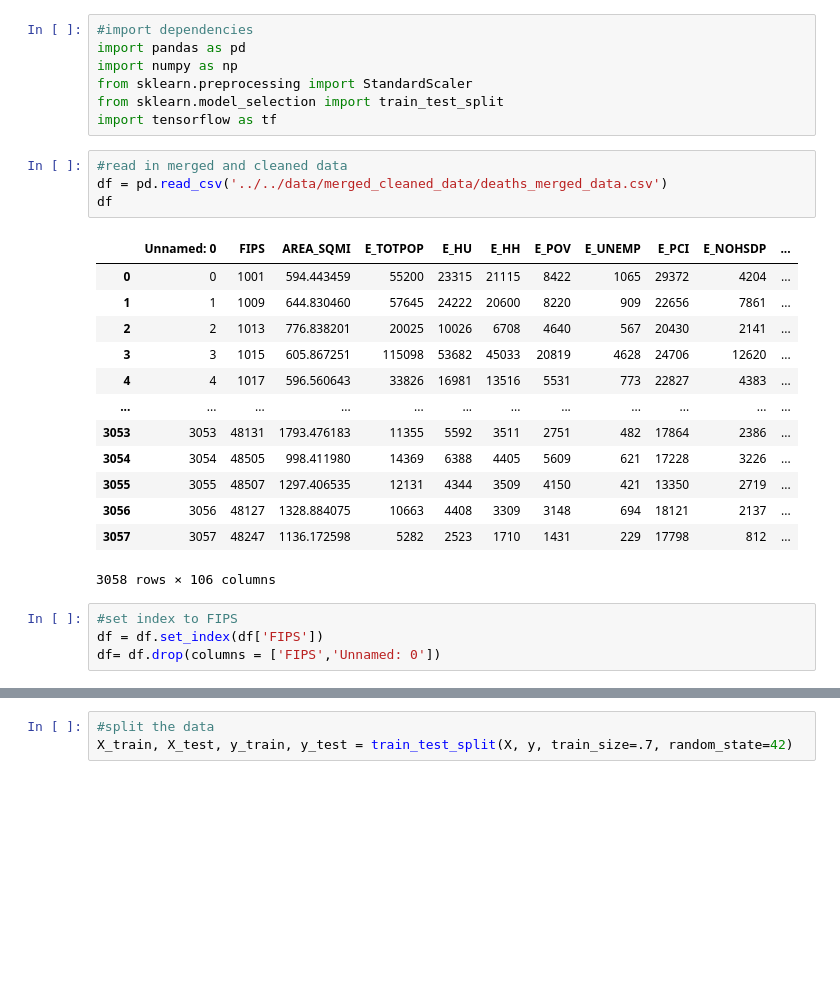
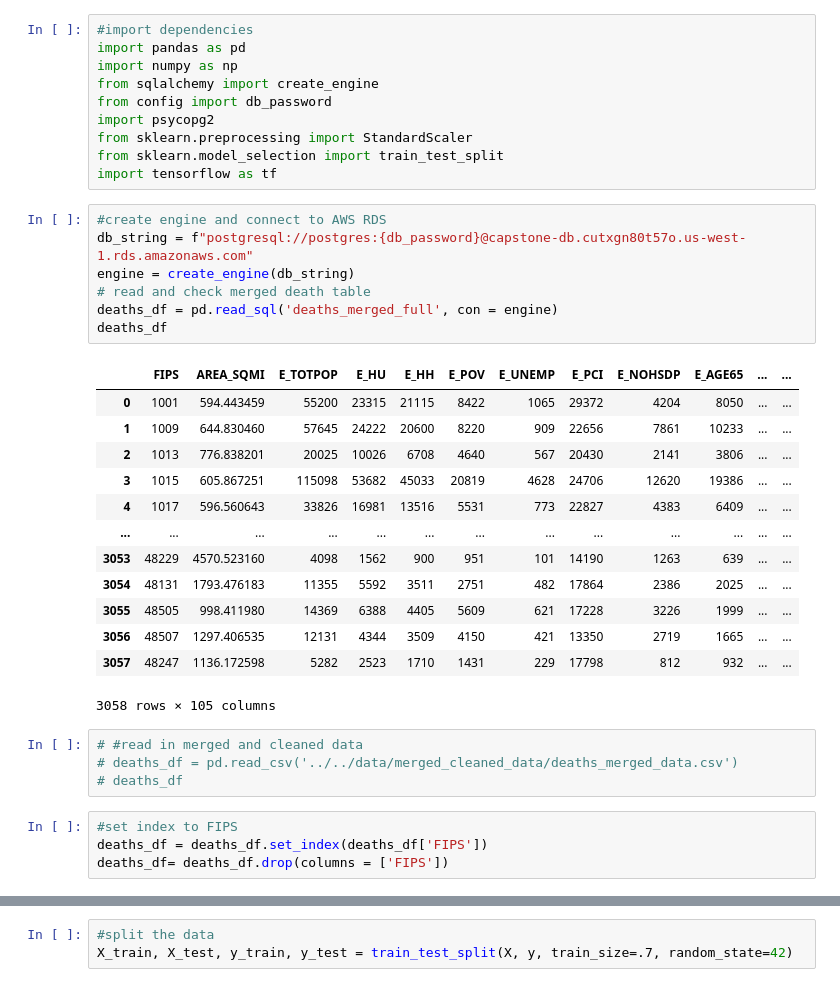
Before and after one commit to sdguerrette/capstone_project, a Jupyter notebook: code/ML_models/classifiers/NN_deaths_class_exploration.ipynb, the cells around one changed output, grey strips where cells are left out. Drawn from its saved outputs; the diff is of its cells as text; blank space fills up the shorter version.

```diff
--- a/code/ML_models/ML_deaths_class_exploration.ipynb
+++ b/code/ML_models/classifiers/NN_deaths_class_exploration.ipynb
@@ -2,30 +2,40 @@
 #import dependencies
 import pandas as pd
 import numpy as np
+from sqlalchemy import create_engine
+from config import db_password
+import psycopg2
 from sklearn.preprocessing import StandardScaler
 from sklearn.model_selection import train_test_split
 import tensorflow as tf
+# %%
+#create engine and connect to AWS RDS
+db_string = f"postgresql://postgres:{db_password}@capstone-db.cutxgn80t57o.us-west-1.rds.amazonaws.com"
+engine = create_engine(db_string)
+# read and check merged death table
+deaths_df = pd.read_sql('deaths_merged_full', con = engine)
+deaths_df
+# %% [output]
+|  | FIPS | AREA_SQMI | E_TOTPOP | E_HU | E_HH | E_POV | E_UNEMP | E_PCI | E_NOHSDP | E_AGE65 | ... | ... |
+| 0 | 1001 | 594.443459 | 55200 | 23315 | 21115 | 8422 | 1065 | 29372 | 4204 | 8050 | ... | ... |
+| 1 | 1009 | 644.830460 | 57645 | 24222 | 20600 | 8220 | 909 | 22656 | 7861 | 10233 | ... | ... |
+| 2 | 1013 | 776.838201 | 20025 | 10026 | 6708 | 4640 | 567 | 20430 | 2141 | 3806 | ... | ... |
+| 3 | 1015 | 605.867251 | 115098 | 53682 | 45033 | 20819 | 4628 | 24706 | 12620 | 19386 | ... | ... |
+| 4 | 1017 | 596.560643 | 33826 | 16981 | 13516 | 5531 | 773 | 22827 | 4383 | 6409 | ... | ... |
+| ... | ... | ... | ... | ... | ... | ... | ... | ... | ... | ... | ... | ... |
+| 3053 | 48229 | 4570.523160 | 4098 | 1562 | 900 | 951 | 101 | 14190 | 1263 | 639 | ... | ... |
+| 3054 | 48131 | 1793.476183 | 11355 | 5592 | 3511 | 2751 | 482 | 17864 | 2386 | 2025 | ... | ... |
+| 3055 | 48505 | 998.411980 | 14369 | 6388 | 4405 | 5609 | 621 | 17228 | 3226 | 1999 | ... | ... |
+| 3056 | 48507 | 1297.406535 | 12131 | 4344 | 3509 | 4150 | 421 | 13350 | 2719 | 1665 | ... | ... |
+| 3057 | 48247 | 1136.172598 | 5282 | 2523 | 1710 | 1431 | 229 | 17798 | 812 | 932 | ... | ... |
+3058 rows × 105 columns
 # %%
-#read in merged and cleaned data
-df = pd.read_csv('../../data/merged_cleaned_data/deaths_merged_data.csv')
-df
+# #read in merged and cleaned data
+# deaths_df = pd.read_csv('../../data/merged_cleaned_data/deaths_merged_data.csv')
+# deaths_df
-# %% [output]
-|  | Unnamed: 0 | FIPS | AREA_SQMI | E_TOTPOP | E_HU | E_HH | E_POV | E_UNEMP | E_PCI | E_NOHSDP | ... |
-| 0 | 0 | 1001 | 594.443459 | 55200 | 23315 | 21115 | 8422 | 1065 | 29372 | 4204 | ... |
-| 1 | 1 | 1009 | 644.830460 | 57645 | 24222 | 20600 | 8220 | 909 | 22656 | 7861 | ... |
-| 2 | 2 | 1013 | 776.838201 | 20025 | 10026 | 6708 | 4640 | 567 | 20430 | 2141 | ... |
-| 3 | 3 | 1015 | 605.867251 | 115098 | 53682 | 45033 | 20819 | 4628 | 24706 | 12620 | ... |
-| 4 | 4 | 1017 | 596.560643 | 33826 | 16981 | 13516 | 5531 | 773 | 22827 | 4383 | ... |
-| ... | ... | ... | ... | ... | ... | ... | ... | ... | ... | ... | ... |
-| 3053 | 3053 | 48131 | 1793.476183 | 11355 | 5592 | 3511 | 2751 | 482 | 17864 | 2386 | ... |
-| 3054 | 3054 | 48505 | 998.411980 | 14369 | 6388 | 4405 | 5609 | 621 | 17228 | 3226 | ... |
-| 3055 | 3055 | 48507 | 1297.406535 | 12131 | 4344 | 3509 | 4150 | 421 | 13350 | 2719 | ... |
-| 3056 | 3056 | 48127 | 1328.884075 | 10663 | 4408 | 3309 | 3148 | 694 | 18121 | 2137 | ... |
-| 3057 | 3057 | 48247 | 1136.172598 | 5282 | 2523 | 1710 | 1431 | 229 | 17798 | 812 | ... |
-3058 rows × 106 columns
 # %%
 #set index to FIPS
-df = df.set_index(df['FIPS'])
-df= df.drop(columns = ['FIPS','Unnamed: 0'])
+deaths_df = deaths_df.set_index(deaths_df['FIPS'])
+deaths_df= deaths_df.drop(columns = ['FIPS'])
 # %%
 # examine dataframe
```
Also changed, not shown: parts of 14 cells of this notebook, 32 other files.
